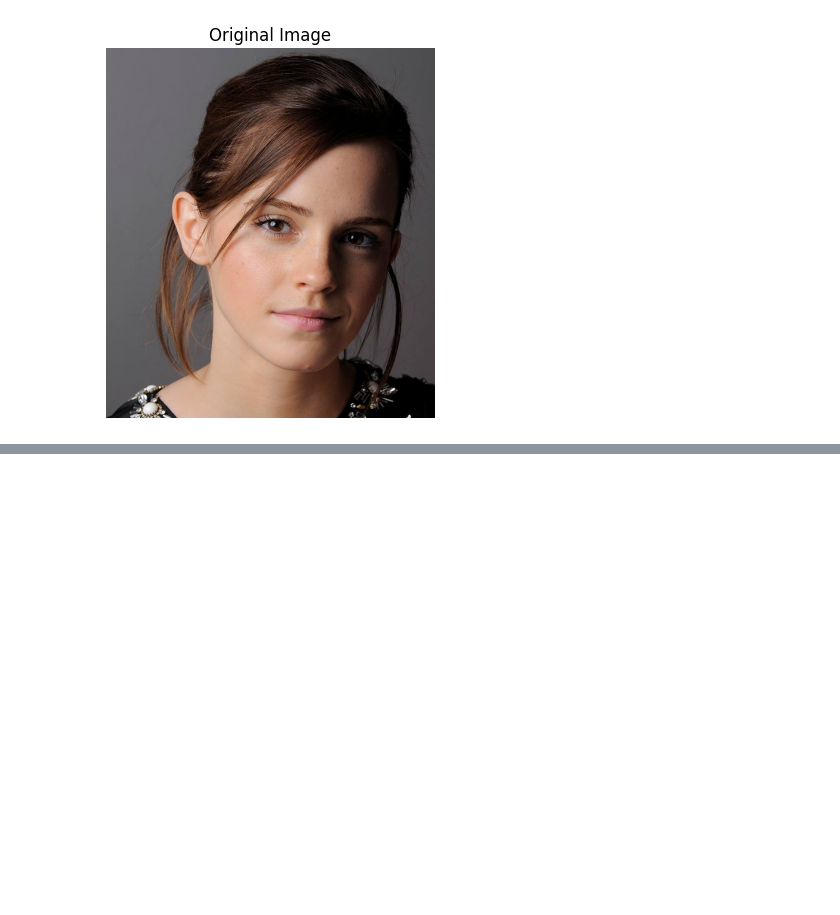
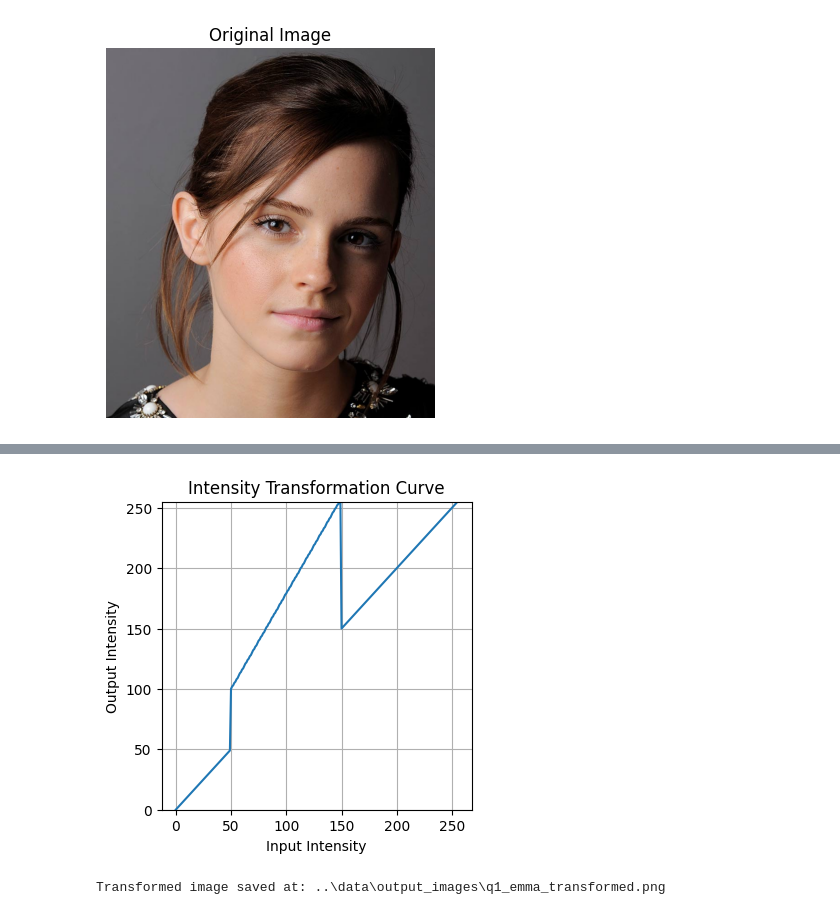
Before and after one commit to DinuEhelapitiya/IT5437_CV_Assignment_01, a Jupyter notebook: notebooks/Question1_Intensity_Transformation.ipynb, the cells around one changed output, grey strips where cells are left out. Saved outputs shown, nothing was run; the diff lists cells and outputs as text; code cells hidden in the pictures; blank space fills up the shorter version.

```diff
--- a/notebooks/Question1_Intensity_Transformation.ipynb
+++ b/notebooks/Question1_Intensity_Transformation.ipynb
@@ -39,0 +125,22 @@ plt.show()
+# %%
+# -------------------------------
+# Step 6: Display the LUT / Transformation Curve
+# -------------------------------
+plt.figure(figsize=(4,4))
+plt.plot(lut)
+plt.title("Intensity Transformation Curve")
+plt.xlabel("Input Intensity")
+plt.ylabel("Output Intensity")
+plt.ylim([0, 255])
+plt.grid(True)
+plt.show()
+# %% [output]
+[figure, added]
+# %%
+# -------------------------------
+# Step 7: Save the transformed image in the updated output folder
+# -------------------------------
+cv.imwrite(str(output_image_path), img_transformed)
+print("Transformed image saved at:", output_image_path)
+# %% [output]
+Transformed image saved at: ..\data\output_images\q1_emma_transformed.png
```
Also changed, not shown: parts of 8 cells of this notebook.
